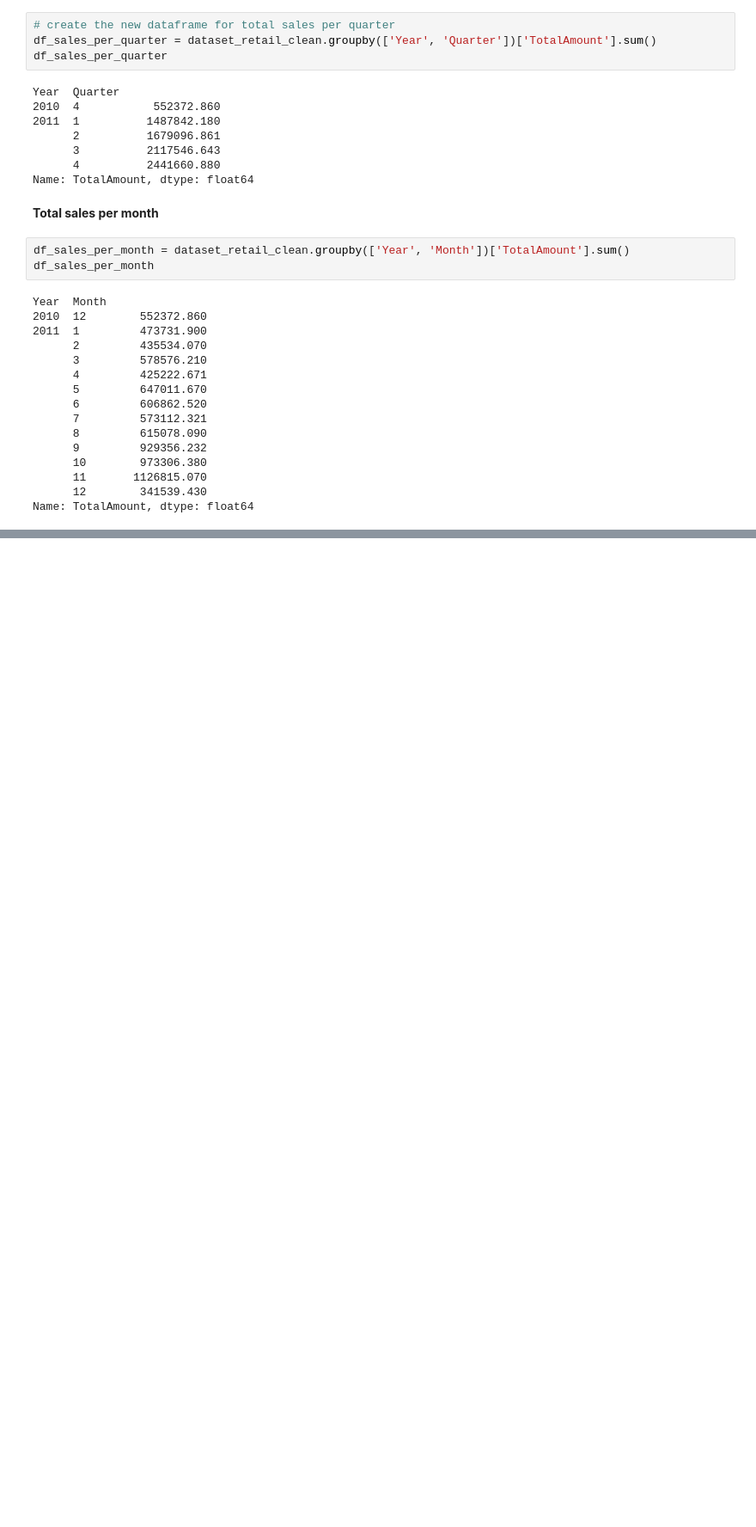
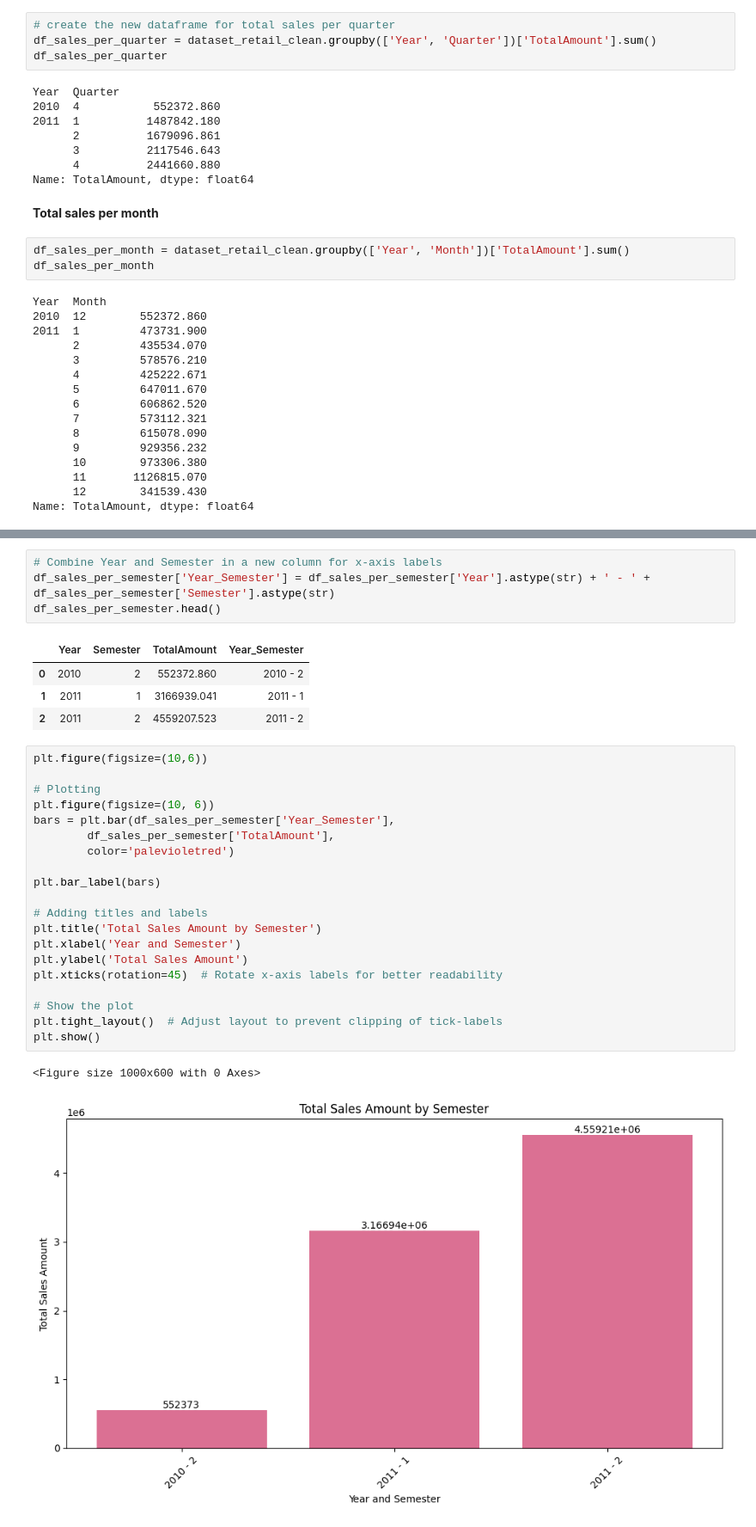
Before and after one commit to iaaron-xyz/python-for-science-and-data, a Jupyter notebook: Projects/project_retail_analysis/retail_analysis.ipynb, the cells around one changed output, grey strips where cells are left out. Shown: that part at 86% size. Cells and saved outputs as stored; diff of their text form; blank space fills up the shorter version.

```diff
--- a/Projects/project_retail_analysis/retail_analysis.ipynb
+++ b/Projects/project_retail_analysis/retail_analysis.ipynb
@@ -294,0 +422,32 @@ Name: TotalAmount, dtype: float64
+# %%
+# Combine Year and Semester in a new column for x-axis labels
+df_sales_per_semester['Year_Semester'] = df_sales_per_semester['Year'].astype(str) + ' - ' + df_sales_per_semester['Semester'].astype(str)
+df_sales_per_semester.head()
+# %% [output]
+|  | Year | Semester | TotalAmount | Year_Semester |
+| 0 | 2010 | 2 | 552372.860 | 2010 - 2 |
+| 1 | 2011 | 1 | 3166939.041 | 2011 - 1 |
+| 2 | 2011 | 2 | 4559207.523 | 2011 - 2 |
+# %%
+plt.figure(figsize=(10,6))
+
+# Plotting
+plt.figure(figsize=(10, 6))
+bars = plt.bar(df_sales_per_semester['Year_Semester'],
+        df_sales_per_semester['TotalAmount'],
+        color='palevioletred')
+
+plt.bar_label(bars)
+
+# Adding titles and labels
+plt.title('Total Sales Amount by Semester')
+plt.xlabel('Year and Semester')
+plt.ylabel('Total Sales Amount')
+plt.xticks(rotation=45)  # Rotate x-axis labels for better readability
+
+# Show the plot
+plt.tight_layout()  # Adjust layout to prevent clipping of tick-labels
+plt.show()
+# %% [output]
+<Figure size 1000x600 with 0 Axes>
+[figure, added]
```
Also changed, not shown: parts of 24 cells of this notebook.
